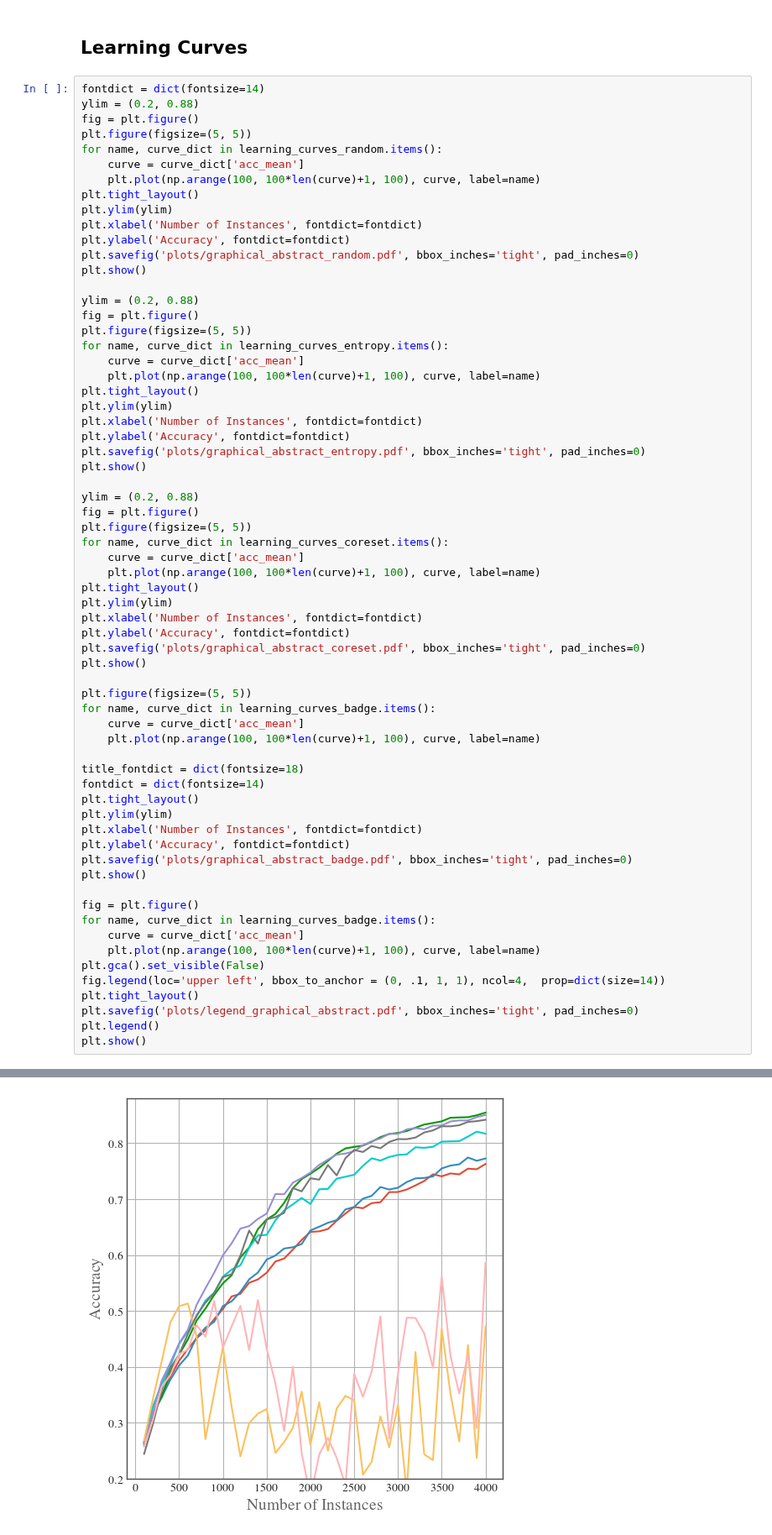
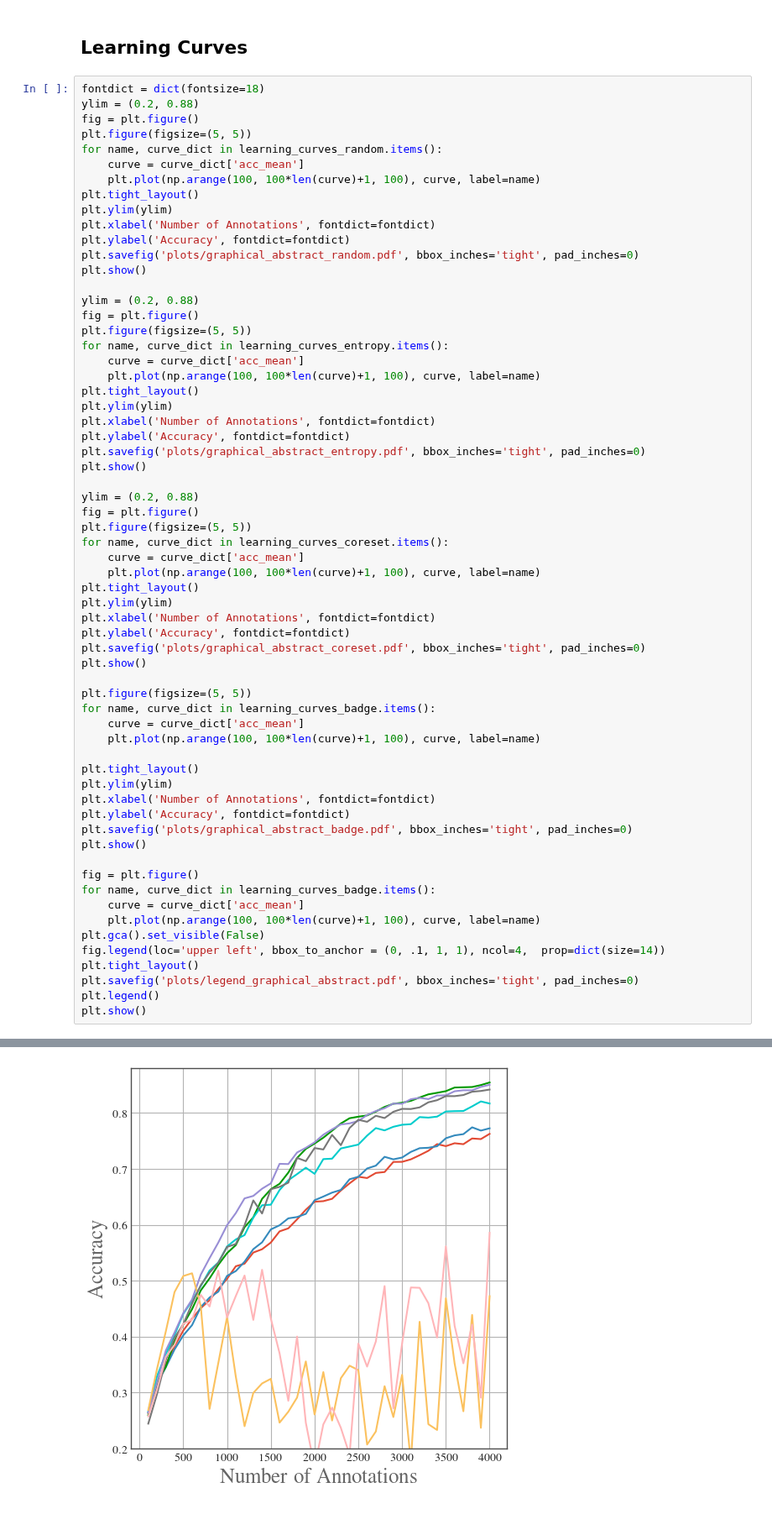
Before and after one commit to dhuseljic/dal-toolbox, a Jupyter notebook: experiments/hyperparameters/notebooks/graphical_abstract.ipynb, the cells around one changed output, grey strips where cells are left out. Shown at 84% size. Cells and saved outputs as stored; diff of their text form.

```diff
--- a/experiments/hyperparameters/notebooks/graphical_abstract.ipynb
+++ b/experiments/hyperparameters/notebooks/graphical_abstract.ipynb
@@ -190,7 +190,7 @@ for exp_name in experiments:
 # %% [markdown]
 ## Learning Curves
 # %%
-fontdict = dict(fontsize=14)
+fontdict = dict(fontsize=18)
 ylim = (0.2, 0.88)
 fig = plt.figure()
 plt.figure(figsize=(5, 5))
@@ -199,7 +199,7 @@ for name, curve_dict in learning_curves_random.items():
     plt.plot(np.arange(100, 100*len(curve)+1, 100), curve, label=name)
 plt.tight_layout()
 plt.ylim(ylim)
-plt.xlabel('Number of Instances', fontdict=fontdict)
+plt.xlabel('Number of Annotations', fontdict=fontdict)
 plt.ylabel('Accuracy', fontdict=fontdict)
 plt.savefig('plots/graphical_abstract_random.pdf', bbox_inches='tight', pad_inches=0)
 plt.show()
@@ -212,7 +212,7 @@ for name, curve_dict in learning_curves_entropy.items():
     plt.plot(np.arange(100, 100*len(curve)+1, 100), curve, label=name)
 plt.tight_layout()
 plt.ylim(ylim)
-plt.xlabel('Number of Instances', fontdict=fontdict)
+plt.xlabel('Number of Annotations', fontdict=fontdict)
 plt.ylabel('Accuracy', fontdict=fontdict)
 plt.savefig('plots/graphical_abstract_entropy.pdf', bbox_inches='tight', pad_inches=0)
 plt.show()
@@ -225,7 +225,7 @@ for name, curve_dict in learning_curves_coreset.items():
     plt.plot(np.arange(100, 100*len(curve)+1, 100), curve, label=name)
 plt.tight_layout()
 plt.ylim(ylim)
-plt.xlabel('Number of Instances', fontdict=fontdict)
+plt.xlabel('Number of Annotations', fontdict=fontdict)
 plt.ylabel('Accuracy', fontdict=fontdict)
 plt.savefig('plots/graphical_abstract_coreset.pdf', bbox_inches='tight', pad_inches=0)
 plt.show()
@@ -235,11 +235,9 @@ for name, curve_dict in learning_curves_badge.items():
     curve = curve_dict['acc_mean']
     plt.plot(np.arange(100, 100*len(curve)+1, 100), curve, label=name)
 
-title_fontdict = dict(fontsize=18)
-fontdict = dict(fontsize=14)
 plt.tight_layout()
 plt.ylim(ylim)
-plt.xlabel('Number of Instances', fontdict=fontdict)
+plt.xlabel('Number of Annotations', fontdict=fontdict)
 plt.ylabel('Accuracy', fontdict=fontdict)
 plt.savefig('plots/graphical_abstract_badge.pdf', bbox_inches='tight', pad_inches=0)
 plt.show()
@@ -260,3 +258,3 @@ plt.show()
 <Figure size 1000x500 with 0 Axes>
-[figure, old version]
+[figure, new version]
 <Figure size 1000x500 with 0 Axes>
```
Also changed, not shown: parts of 5 cells of this notebook.
